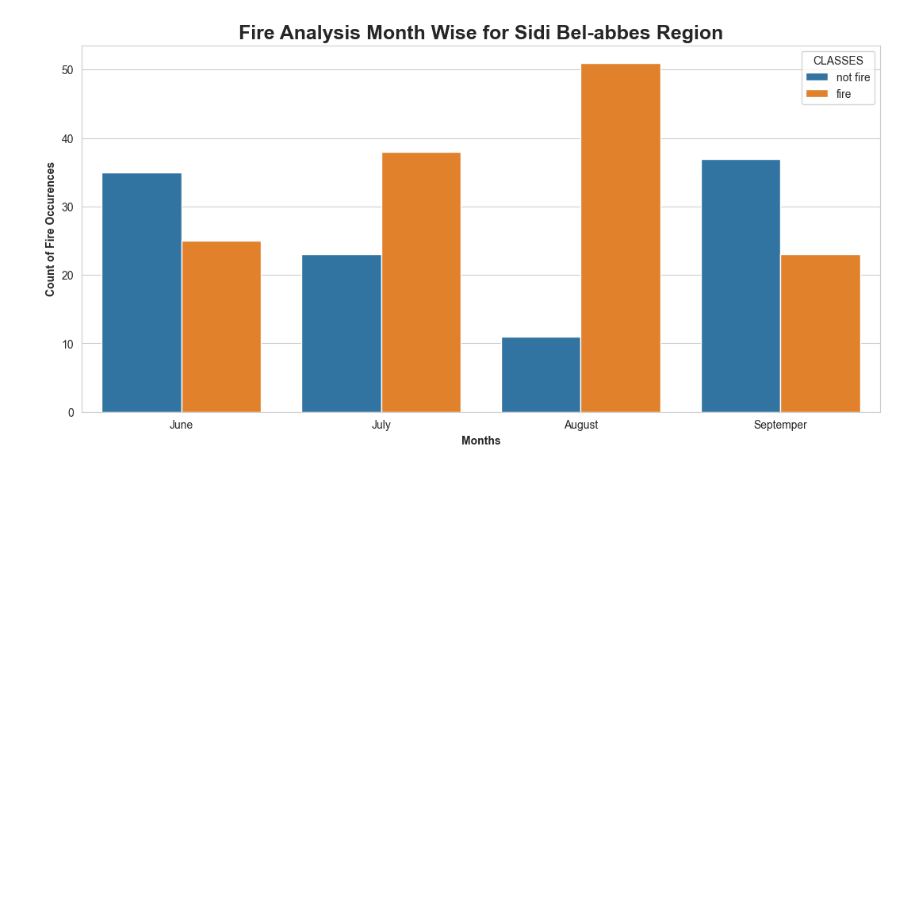
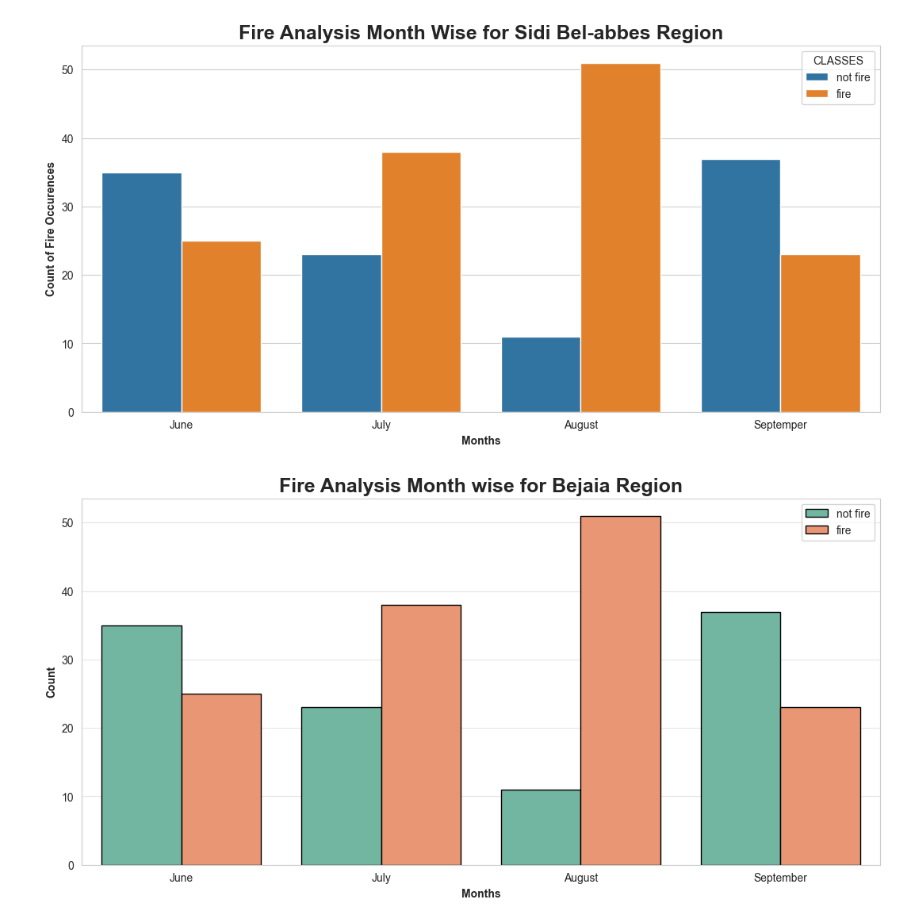
Before and after one commit to intellisenseCodez/forest-fire-prediction-, a Jupyter notebook: notebooks/03 EDA.ipynb, the cells around one changed output. Saved outputs shown, nothing was run; the diff lists cells and outputs as text; code cells hidden in the pictures; blank space fills up the shorter version.

```diff
--- a/notebooks/03 EDA.ipynb
+++ b/notebooks/03 EDA.ipynb
@@ -101,3 +101,19 @@ plt.xticks(np.arange(4), ["June", "July", "August", "Septemper"])
 plt.show()
 # %% [output]
 [figure]
+# %%
+# Monthwise Fire Analysis
+
+dftemp= df.loc[df['REGION']== 1]
+plt.subplots(figsize=(13,6))
+sns.set_style('whitegrid')
+sns.countplot(x='MONTH',hue='CLASSES',data= df,ec = 'black', palette= 'Set2')
+plt.title('Fire Analysis Month wise for Bejaia Region', fontsize=18, weight='bold')
+plt.ylabel('Count', weight = 'bold')
+plt.xlabel('Months', weight= 'bold')
+plt.legend(loc='upper right')
+plt.xticks(np.arange(4), ['June','July', 'August', 'September',])
+plt.grid(alpha = 0.5,axis = 'y')
+plt.show()
+# %% [output]
+[figure, added]
```
Also changed, not shown: parts of 1 cell of this notebook, 3 other files.
